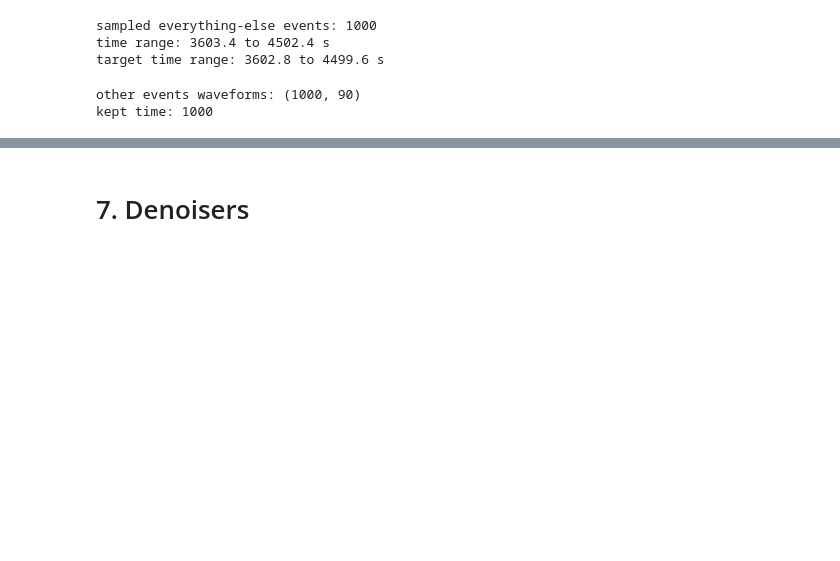
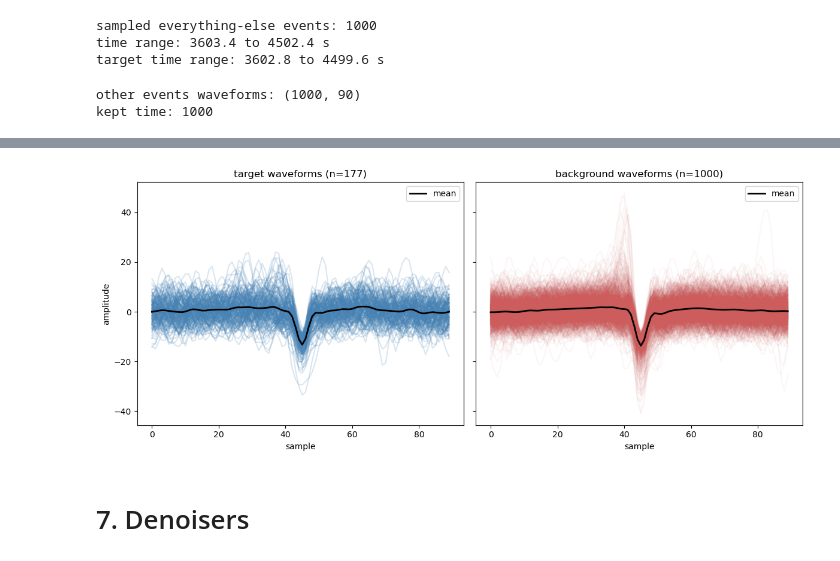
Before and after one commit to Razan-88/Decoding_Chronic_Pain, a Jupyter notebook: notebooks/clean_single_channel_pipeline.ipynb, the cells around one changed output, grey strips where cells are left out. Saved outputs shown, nothing was run; the diff lists cells and outputs as text; code cells hidden in the pictures; blank space fills up the shorter version.

```diff
--- a/notebooks/clean_single_channel_pipeline.ipynb
+++ b/notebooks/clean_single_channel_pipeline.ipynb
@@ -968,3 +1125,24 @@ of the background, how many wrongly flagged: 50 of 200
+# %%
+fig, (ax1, ax2) = plt.subplots(1, 2, figsize=(12, 5), sharey=True)
+
+# left: all 177 target waveforms overlaid
+for waveform in training_aligned:
+    ax1.plot(waveform, color="steelblue", alpha=0.2)
+ax1.plot(training_aligned.mean(axis=0), color="black", linewidth=2, label="mean")
+ax1.set_title(f"target waveforms (n={len(training_aligned)})")
+ax1.set_xlabel("sample"); ax1.set_ylabel("amplitude"); ax1.legend()
+
+# right: the background waveforms overlaid
+for waveform in other_events_waveforms:
+    ax2.plot(waveform, color="indianred", alpha=0.05)
+ax2.plot(other_events_waveforms.mean(axis=0), color="black", linewidth=2, label="mean")
+ax2.set_title(f"background waveforms (n={len(other_events_waveforms)})")
+ax2.set_xlabel("sample"); ax2.legend()
+
+plt.tight_layout()
+plt.show()
+# %% [output]
+[figure, added]
 # %% [markdown]
 # 7. Denoisers
 # %%
```
Also changed, not shown: parts of 12 cells of this notebook.
